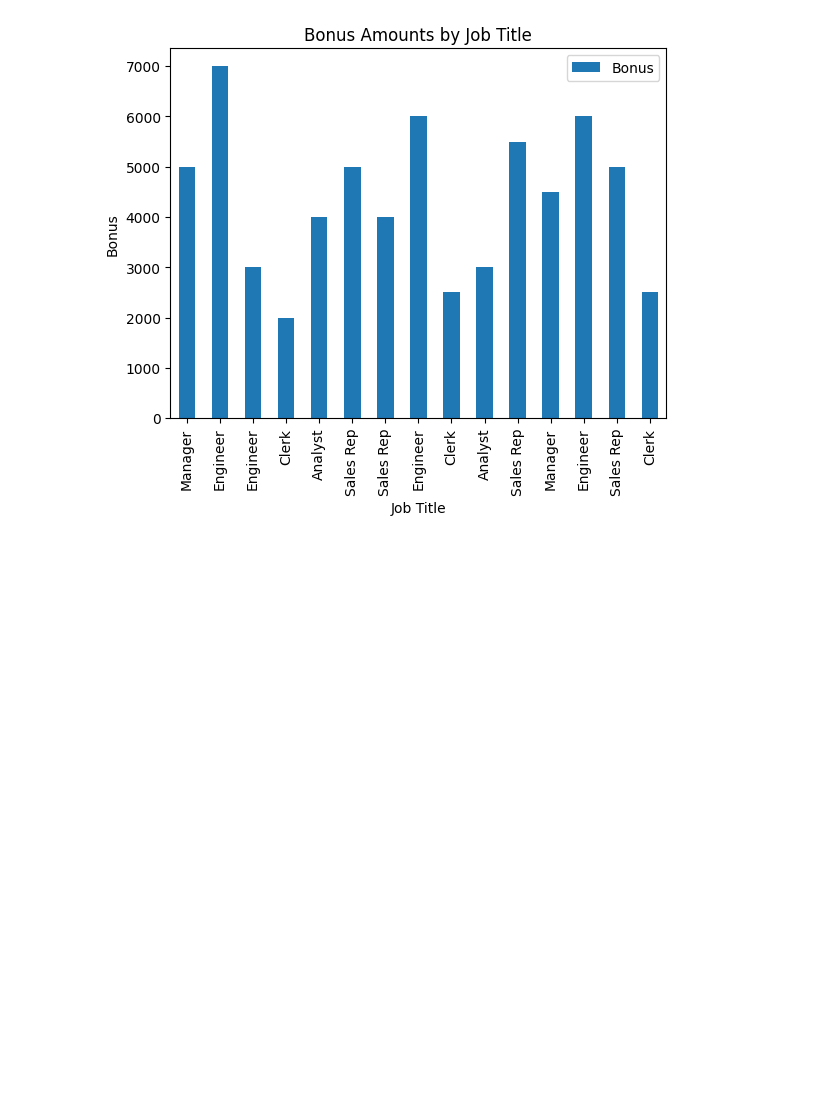
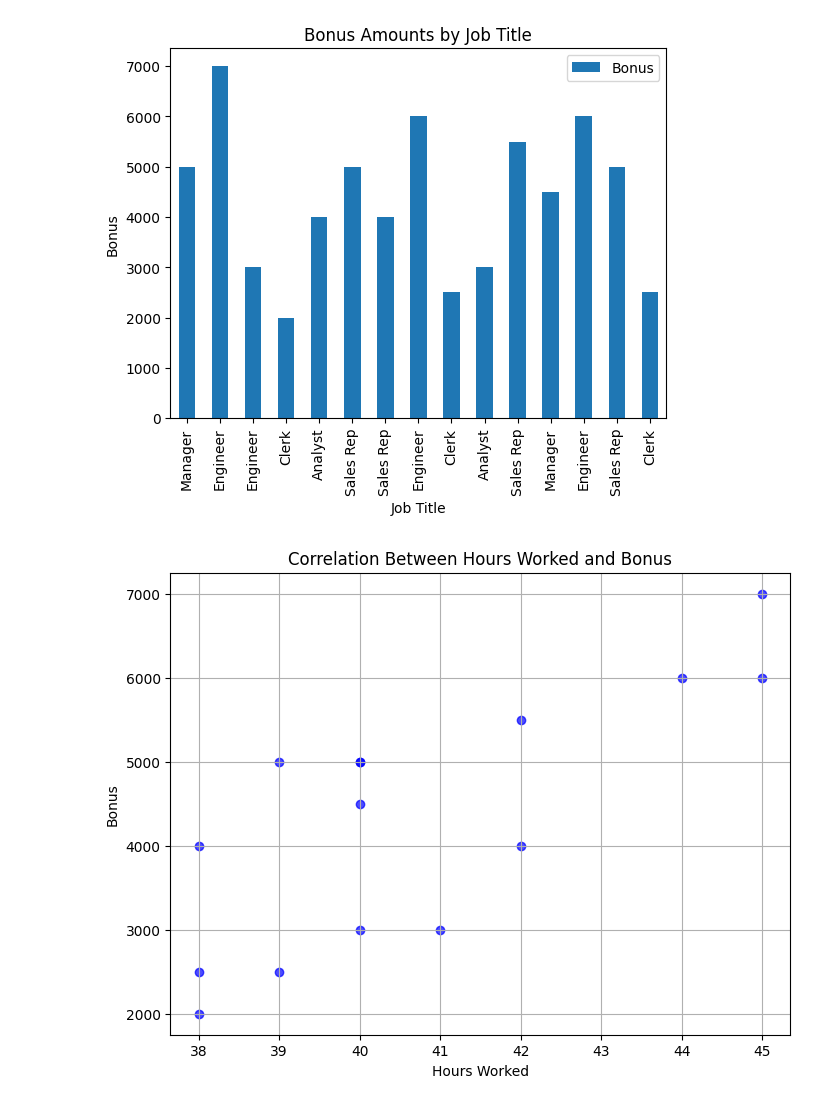
Before and after one commit to WindsorTree/Plotting-Practice, a Jupyter notebook: Plotting_Examples.ipynb, the cells around one changed output. Drawn from its saved outputs; the diff is of its cells as text; code cells hidden in the pictures; blank space fills up the shorter version.

Commit message:
Added scatter plot

```diff
--- a/Plotting_Examples.ipynb
+++ b/Plotting_Examples.ipynb
@@ -41,3 +41,13 @@ pandas_plot.set_xlabel('Job Title');
 pandas_plot.set_ylabel('Bonus');
 # %% [output]
 [figure]
+# %%
+plt.figure(figsize=(8, 6))
+plt.scatter(london['HoursWorked'], london['Bonus'], color='blue', alpha=0.7)
+plt.title('Correlation Between Hours Worked and Bonus')
+plt.xlabel('Hours Worked')
+plt.ylabel('Bonus')
+plt.grid(True)
+plt.show()
+# %% [output]
+[figure, added]
```
